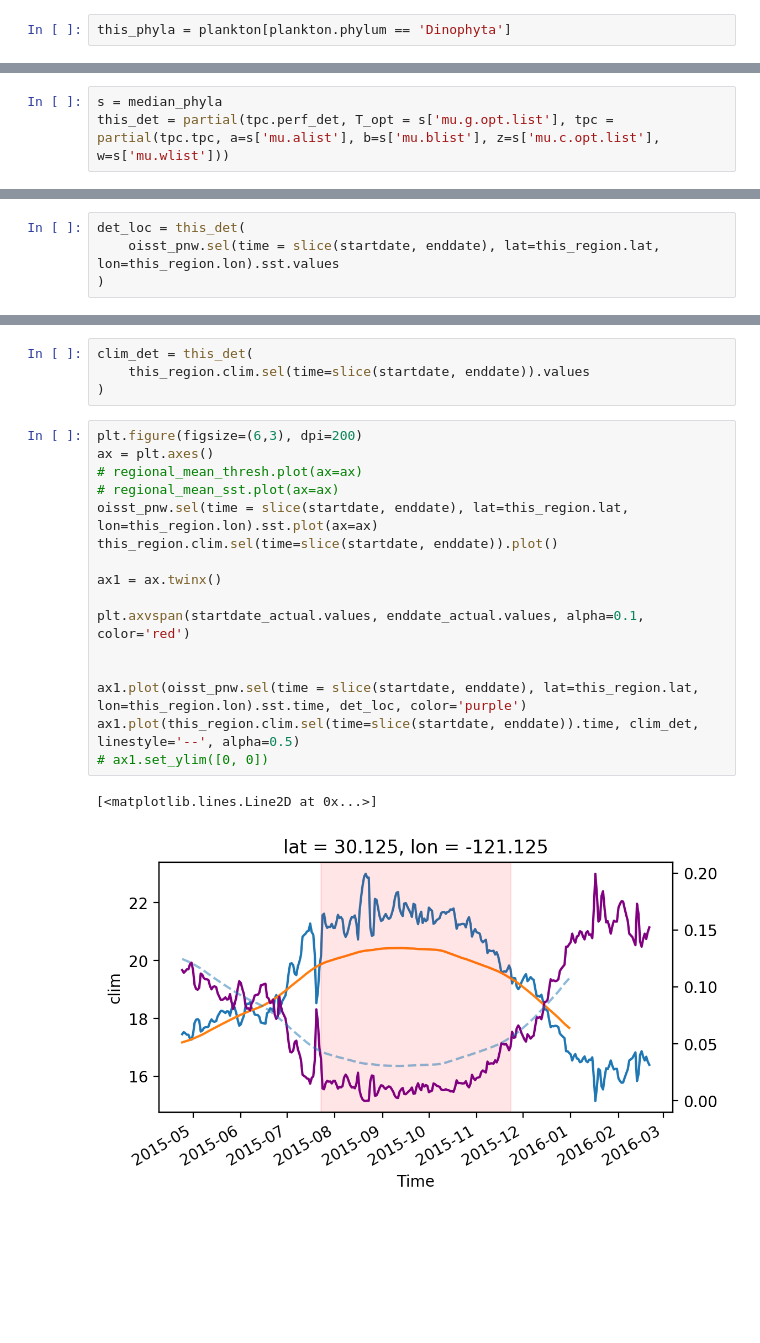
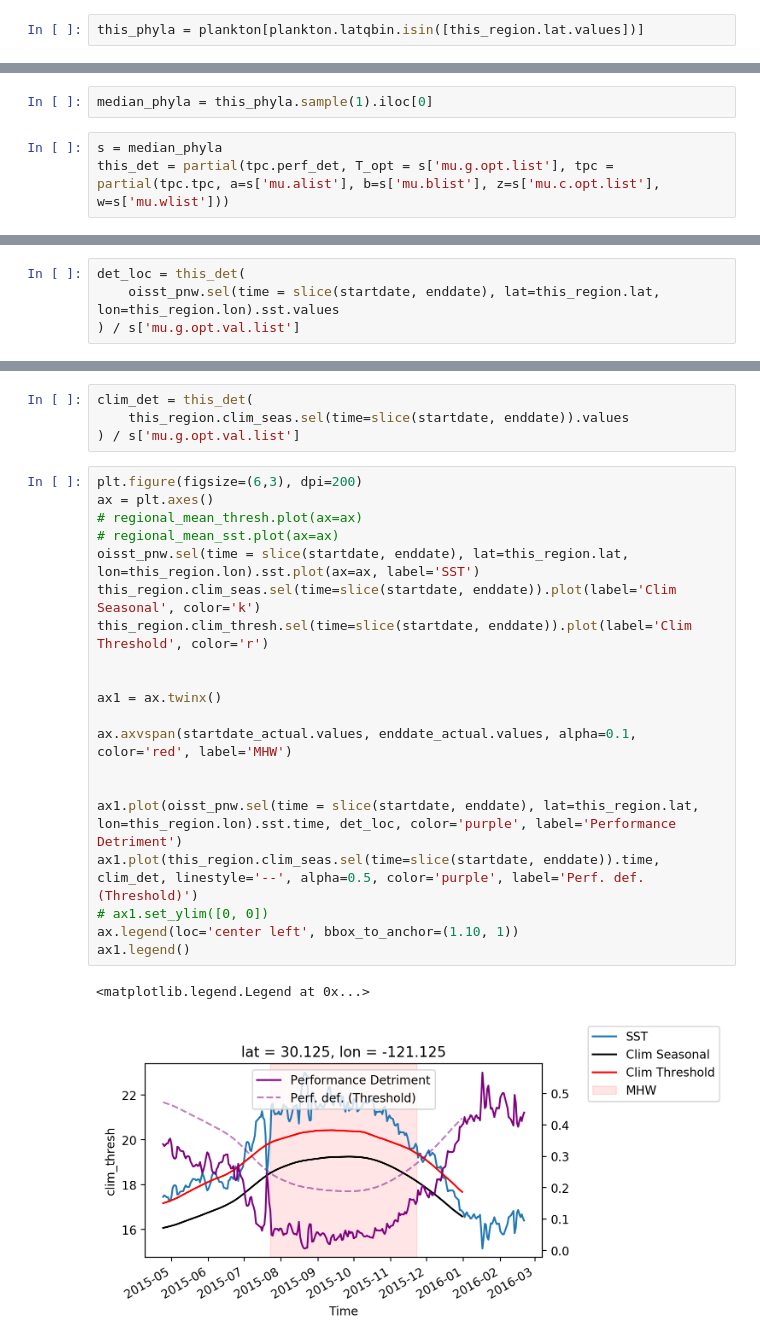
Before and after one commit to HuckleyLab/phyto-mhw, a Jupyter notebook: analysis/verify_mhws.ipynb, the cells around one changed output, grey strips where cells are left out. Drawn from its saved outputs; the diff is of its cells as text; blank space fills up the shorter version.

```diff
--- a/analysis/verify_mhws.ipynb
+++ b/analysis/verify_mhws.ipynb
@@ -152,2 +154,2 @@ len(plankton)
 # %%
-this_phyla = plankton[plankton.phylum == 'Dinophyta']
+this_phyla = plankton[plankton.latqbin.isin([this_region.lat.values])]
@@ -156,3 +168,5 @@ median_phyla = this_phyla.median()
+# %%
+median_phyla = this_phyla.sample(1).iloc[0]
 # %%
 s = median_phyla
 this_det = partial(tpc.perf_det, T_opt = s['mu.g.opt.list'], tpc = partial(tpc.tpc, a=s['mu.alist'], b=s['mu.blist'], z=s['mu.c.opt.list'], w=s['mu.wlist']))
@@ -163,4 +179,4 @@ functools.partial(<function perf_det at 0x...>, T_opt=23.360930879999998, tpc=fu
 # %%
 det_loc = this_det(
     oisst_pnw.sel(time = slice(startdate, enddate), lat=this_region.lat, lon=this_region.lon).sst.values
-)
+) / s['mu.g.opt.val.list']
@@ -167,23 +201,27 @@ det_loc = this_det(
 # %%
 clim_det = this_det(
-    this_region.clim.sel(time=slice(startdate, enddate)).values
-)
+    this_region.clim_seas.sel(time=slice(startdate, enddate)).values
+) / s['mu.g.opt.val.list']
 # %%
 plt.figure(figsize=(6,3), dpi=200)
 ax = plt.axes()
 # regional_mean_thresh.plot(ax=ax)
 # regional_mean_sst.plot(ax=ax)
-oisst_pnw.sel(time = slice(startdate, enddate), lat=this_region.lat, lon=this_region.lon).sst.plot(ax=ax)
-this_region.clim.sel(time=slice(startdate, enddate)).plot()
+oisst_pnw.sel(time = slice(startdate, enddate), lat=this_region.lat, lon=this_region.lon).sst.plot(ax=ax, label='SST')
+this_region.clim_seas.sel(time=slice(startdate, enddate)).plot(label='Clim Seasonal', color='k')
+this_region.clim_thresh.sel(time=slice(startdate, enddate)).plot(label='Clim Threshold', color='r')
+
 
 ax1 = ax.twinx()
 
-plt.axvspan(startdate_actual.values, enddate_actual.values, alpha=0.1, color='red')
+ax.axvspan(startdate_actual.values, enddate_actual.values, alpha=0.1, color='red', label='MHW')
 
 
-ax1.plot(oisst_pnw.sel(time = slice(startdate, enddate), lat=this_region.lat, lon=this_region.lon).sst.time, det_loc, color='purple')
-ax1.plot(this_region.clim.sel(time=slice(startdate, enddate)).time, clim_det, linestyle='--', alpha=0.5)
+ax1.plot(oisst_pnw.sel(time = slice(startdate, enddate), lat=this_region.lat, lon=this_region.lon).sst.time, det_loc, color='purple', label='Performance Detriment')
+ax1.plot(this_region.clim_seas.sel(time=slice(startdate, enddate)).time, clim_det, linestyle='--', alpha=0.5, color='purple', label='Perf. def. (Threshold)')
 # ax1.set_ylim([0, 0])
+ax.legend(loc='center left', bbox_to_anchor=(1.10, 1))
+ax1.legend()
 # %% [output]
-[<matplotlib.lines.Line2D at 0x...>]
+<matplotlib.legend.Legend at 0x...>
-[figure, old version]
+[figure, new version]
```
Also changed, not shown: parts of 20 cells of this notebook.
